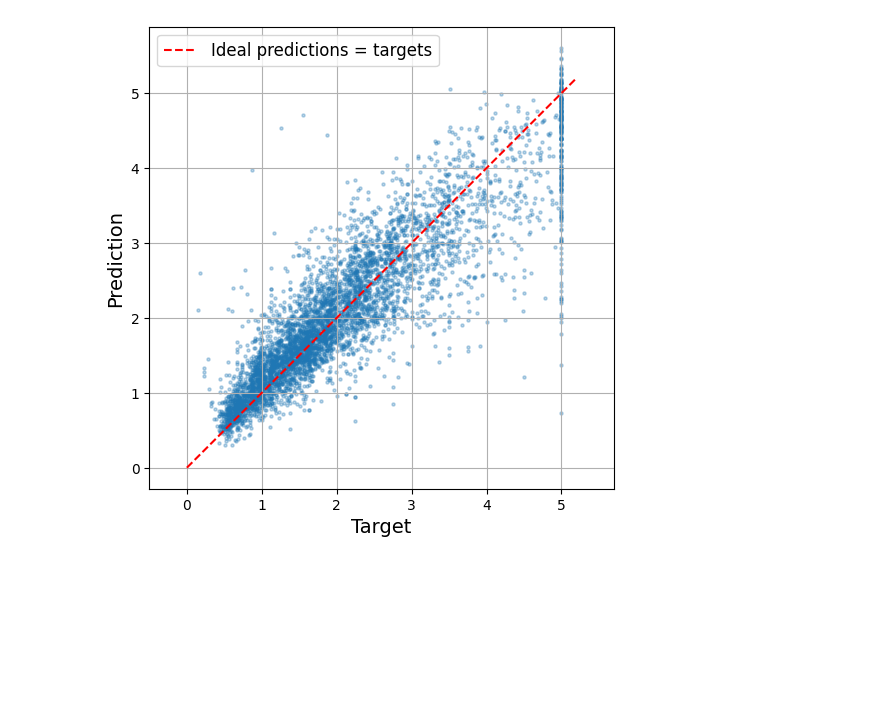
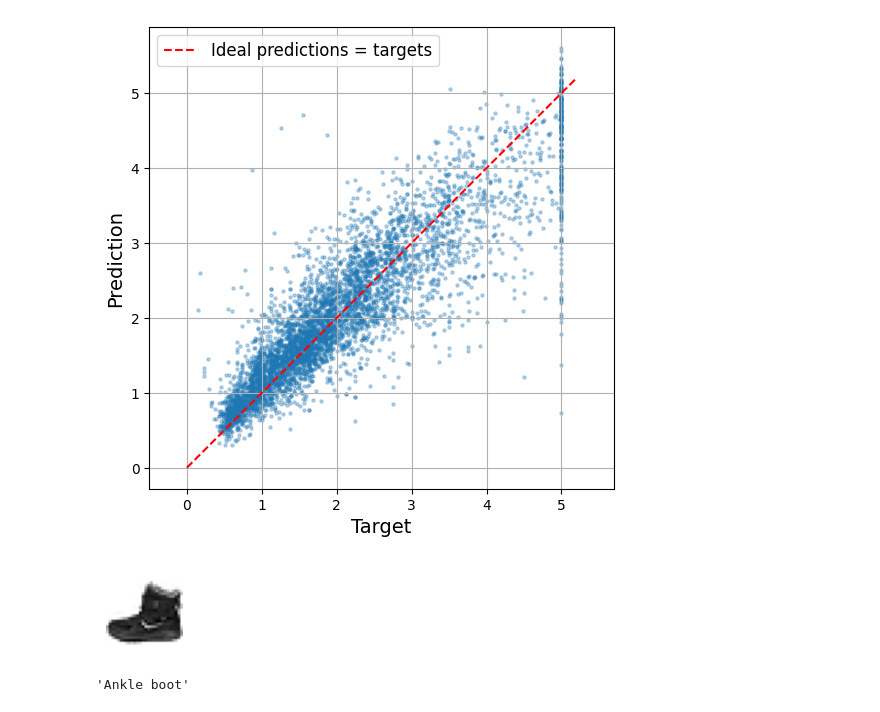
Before and after one commit to oabdelhalim8/ML---8, a Jupyter notebook: ML_project.ipynb, the cells around one changed output. Cells and saved outputs as stored; diff of their text form; code cells hidden in the pictures; blank space fills up the shorter version.

```diff
--- a/ML_project.ipynb
+++ b/ML_project.ipynb
@@ -204,3 +204,19 @@ plt.grid()
 plt.show()
 # %% [output]
 [figure]
+# %%
+from sklearn.datasets import fetch_openml
+
+fashion_mnist = fetch_openml(name="Fashion-MNIST", as_frame=False)
+targets = fashion_mnist.target.astype(int)
+# %%
+X_train, y_train = fashion_mnist.data[:60_000], targets[:60_000]
+X_test, y_test = fashion_mnist.data[60_000:], targets[60_000:]
+# %%
+X_sample = X_train[0].reshape(28, 28)  # first image in the training set
+plt.figure(figsize=(1,1))  # extra code – reduce the figure size
+plt.imshow(X_sample, cmap="binary")
+plt.axis('off')  # extra code – remove the axis
+plt.show()
+# %% [output]
+[figure, added]
@@ -206,0 +226,4 @@ plt.show()
+# %%
+class_names[y_train[0]]
+# %% [output]
+'Ankle boot'
```
Also changed, not shown: parts of 29 cells of this notebook.
